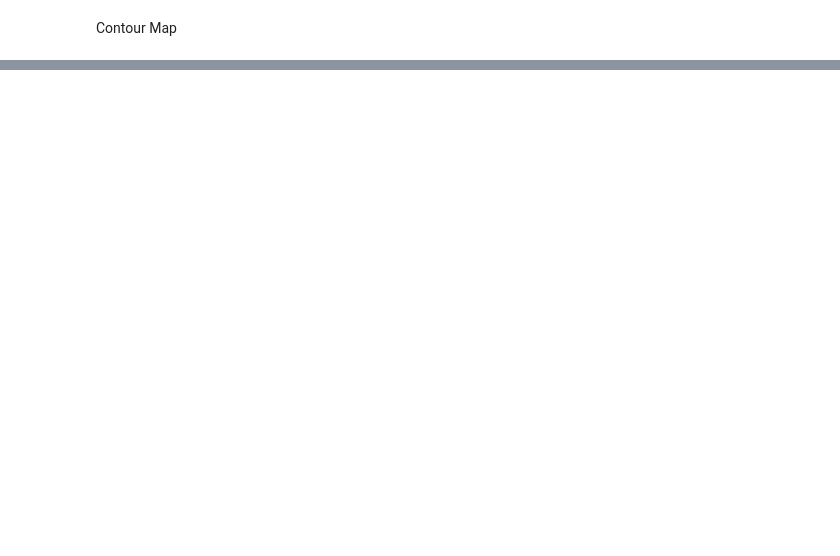
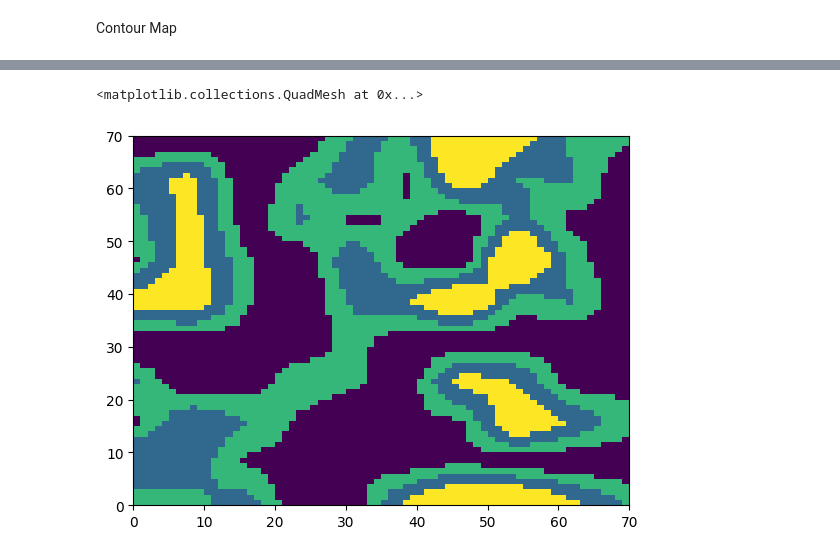
Before and after one commit to emilyliublair/VIP, a Jupyter notebook: kmeans.ipynb, the cells around one changed output, grey strips where cells are left out. Saved outputs shown, nothing was run; the diff lists cells and outputs as text; code cells hidden in the pictures; blank space fills up the shorter version.

```diff
--- a/kmeans.ipynb
+++ b/kmeans.ipynb
@@ -236,0 +237,9 @@ plt.show()
+# %%
+from matplotlib.colors import LinearSegmentedColormap
+
+z_cluster = new_temp["Cluster"].to_numpy().reshape([pts,pts])
+
+plt.pcolormesh(z_cluster)
+# %% [output]
+<matplotlib.collections.QuadMesh at 0x...>
+[figure, added]
```
Also changed, not shown: parts of 11 cells of this notebook, 2 other files.
